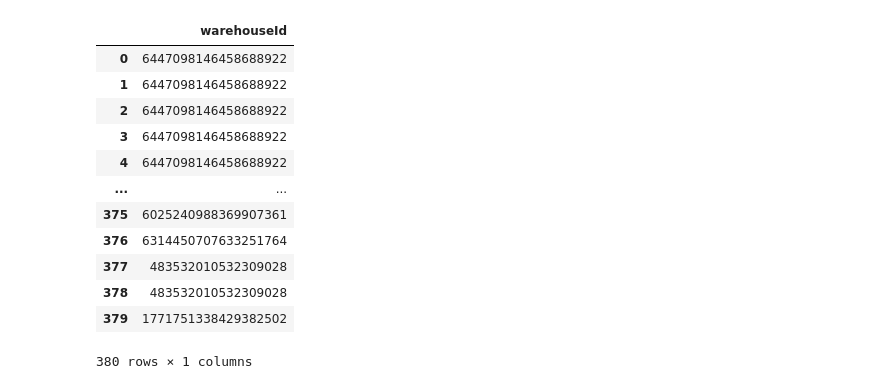
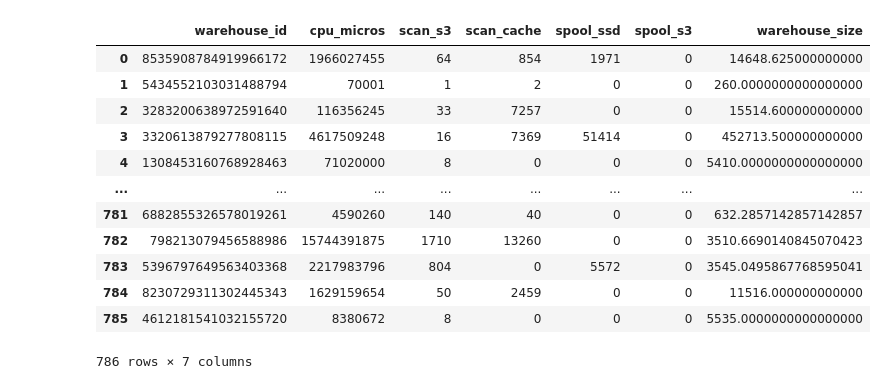
Before and after one commit to IngridDuraku/cost-optimal-model, a Jupyter notebook: models/notebooks/snowflake.ipynb, the cells around one changed output. Drawn from its saved outputs; the diff is of its cells as text; code cells hidden in the pictures.

Commit message:
feat&fixes: database loading script and small fixes

```diff
--- a/models/notebooks/snowflake.ipynb
+++ b/models/notebooks/snowflake.ipynb
@@ -3,0 +1,14 @@ import sqlalchemy
+# %%
+import pandas as pd
+import sqlalchemy
+from dotenv import dotenv_values
+import numpy as np
+
+from models.utils import distr_maker, model_distr_pack
+from preprocessing.instances import instSet_transform
+
+config = dotenv_values()
+engine = sqlalchemy.create_engine(f'postgresql+psycopg2://{config["USERNAME"]}:{config["PASSWORD"]}@{config["HOST"]}/{config["DATABASE"]}')
+SNOWFLAKE_INSTANCE = instSet_transform()
+SNOWFLAKE_INSTANCE = SNOWFLAKE_INSTANCE[SNOWFLAKE_INSTANCE["id"] == "c5d.24xlarge"]
+SNOWFLAKE_INSTANCE
@@ -4,29 +18,40 @@ import sqlalchemy
 # %%
-def sample_random_warehouse(fraction = 0.1):
-    sql_statement = text(f"SELECT warehouseId FROM snowset TABLESAMPLE SYSTEM ({fraction})")
-    result_df = None
-    with engine.connect() as conn:
-        result_df = pd.DataFrame(conn.execute(sql_query).fetchall(), columns=['warehouseId'])
+sql_statement = sqlalchemy.text("""
+   SELECT warehouseId,
+   sum(systemCpuTime) + sum(userCpuTime) AS cpu_micros,
+   sum(persistentReadBytesS3)            AS scan_s3,
+   sum(persistentReadBytesCache)         AS scan_cache,
+   sum(intDataReadBytesLocalSSD)         AS spool_ssd,
+   sum(intDataReadBytesS3)               AS spool_s3,
+   avg(warehousesize)                    AS warehouse_size
+  FROM snowset TABLESAMPLE SYSTEM (0.1)
+  group by warehouseId
+""")
 
-    return result_df
+result_df = None
+with engine.connect() as conn:
+    result_df = pd.DataFrame(conn.execute(sql_statement).fetchall(), columns=[
+        'warehouse_id',
+        'cpu_micros',
+        'scan_s3',
+        'scan_cache',
+        'spool_ssd',
+        'spool_s3',
+        'warehouse_size'
+    ])
+
+result_df
+# %% [output]
+|  | warehouse_id | cpu_micros | scan_s3 | scan_cache | spool_ssd | spool_s3 | warehouse_size |
+| 0 | 8535908784919966172 | 1966027455 | 64 | 854 | 1971 | 0 | 14648.625000000000 |
+| 1 | 5434552103031488794 | 70001 | 1 | 2 | 0 | 0 | 260.0000000000000000 |
+| 2 | 3283200638972591640 | 116356245 | 33 | 7257 | 0 | 0 | 15514.600000000000 |
+| 3 | 3320613879277808115 | 4617509248 | 16 | 7369 | 51414 | 0 | 452713.500000000000 |
+| 4 | 1308453160768928463 | 71020000 | 8 | 0 | 0 | 0 | 5410.0000000000000000 |
+| ... | ... | ... | ... | ... | ... | ... | ... |
+| 781 | 6882855326578019261 | 4590260 | 140 | 40 | 0 | 0 | 632.2857142857142857 |
+| 782 | 798213079456588986 | 15744391875 | 1710 | 13260 | 0 | 0 | 3510.6690140845070423 |
+| 783 | 5396797649563403368 | 2217983796 | 804 | 0 | 5572 | 0 | 3545.0495867768595041 |
+| 784 | 8230729311302445343 | 1629159654 | 50 | 2459 | 0 | 0 | 11516.000000000000 |
+| 785 | 4612181541032155720 | 8380672 | 8 | 0 | 0 | 0 | 5535.0000000000000000 |
+786 rows × 7 columns
-# %%
-sql_query = sqlalchemy.text("SELECT warehouseId FROM snowset TABLESAMPLE SYSTEM (0.1)")
-result_df = None
-with engine.connect() as conn:
-    result_df = pd.DataFrame(conn.execute(sql_query).fetchall(), columns=['warehouseId'])
-
-result_df
-# %% [output]
-|  | warehouseId |
-| 0 | 6447098146458688922 |
-| 1 | 6447098146458688922 |
-| 2 | 6447098146458688922 |
-| 3 | 6447098146458688922 |
-| 4 | 6447098146458688922 |
-| ... | ... |
-| 375 | 6025240988369907361 |
-| 376 | 6314450707633251764 |
-| 377 | 483532010532309028 |
-| 378 | 483532010532309028 |
-| 379 | 1771751338429382502 |
-380 rows × 1 columns
```
Also changed, not shown: parts of 8 cells of this notebook, 4 other files.
